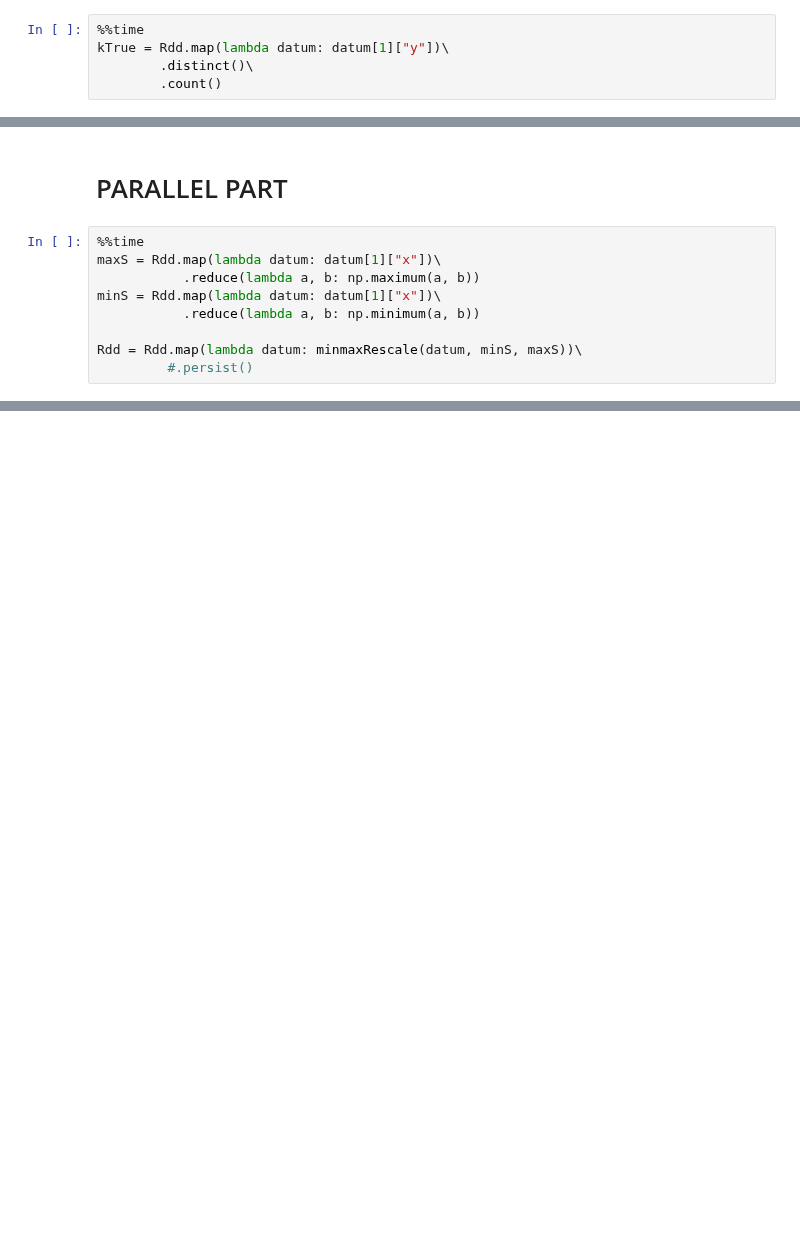
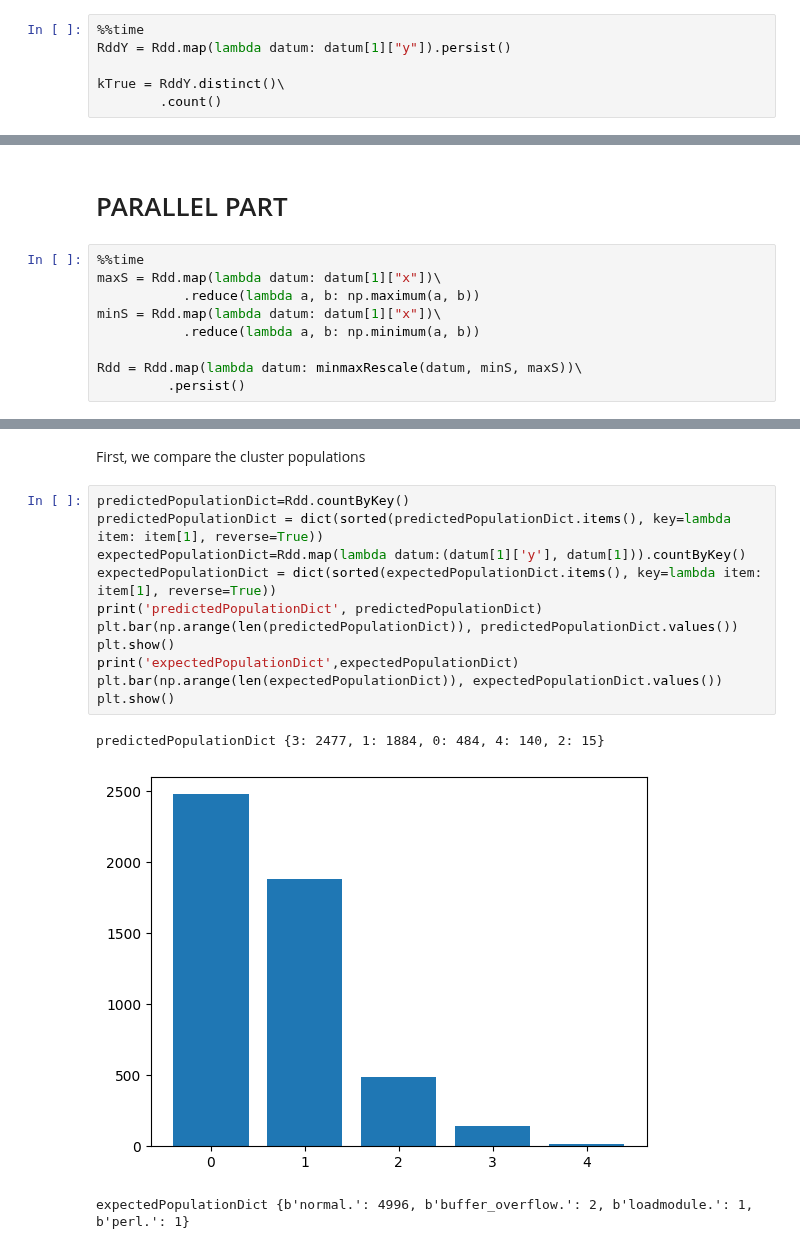
Before and after one commit to LorenzoVigorelli/Distributed-K-Means-Clustering, a Jupyter notebook: spark/DistributedKmeans/results.ipynb, the cells around one changed output, grey strips where cells are left out. Saved outputs shown, nothing was run; the diff lists cells and outputs as text; blank space fills up the shorter version.

```diff
--- a/spark/DistributedKmeans/results.ipynb
+++ b/spark/DistributedKmeans/results.ipynb
@@ -149,6 +417,7 @@ It takes 4 times for to do it in parallel (explain what is better to use)
 why running it a second time takes way more time?
 # %%
 %%time
-kTrue = Rdd.map(lambda datum: datum[1]["y"])\
-        .distinct()\
+RddY = Rdd.map(lambda datum: datum[1]["y"]).persist()
+
+kTrue = RddY.distinct()\
         .count()
@@ -246,4 +520,4 @@ minS = Rdd.map(lambda datum: datum[1]["x"])\
            .reduce(lambda a, b: np.minimum(a, b))
 
 Rdd = Rdd.map(lambda datum: minmaxRescale(datum, minS, maxS))\
-         #.persist()
+         .persist()
@@ -275,0 +584,17 @@ NameError: name 'logParallelKmeans' is not defined
+# %% [markdown]
+First, we compare the cluster populations
+# %%
+predictedPopulationDict=Rdd.countByKey()
+predictedPopulationDict = dict(sorted(predictedPopulationDict.items(), key=lambda item: item[1], reverse=True))
+expectedPopulationDict=Rdd.map(lambda datum:(datum[1]['y'], datum[1])).countByKey()
+expectedPopulationDict = dict(sorted(expectedPopulationDict.items(), key=lambda item: item[1], reverse=True))
+print('predictedPopulationDict', predictedPopulationDict)
+plt.bar(np.arange(len(predictedPopulationDict)), predictedPopulationDict.values())
+plt.show()
+print('expectedPopulationDict',expectedPopulationDict)
+plt.bar(np.arange(len(expectedPopulationDict)), expectedPopulationDict.values())
+plt.show()
+# %% [output]
+predictedPopulationDict {3: 2477, 1: 1884, 0: 484, 4: 140, 2: 15}
+[figure, added]
+expectedPopulationDict {b'normal.': 4996, b'buffer_overflow.': 2, b'loadmodule.': 1, b'perl.': 1}
```
Also changed, not shown: parts of 34 cells of this notebook, 18 other files.
